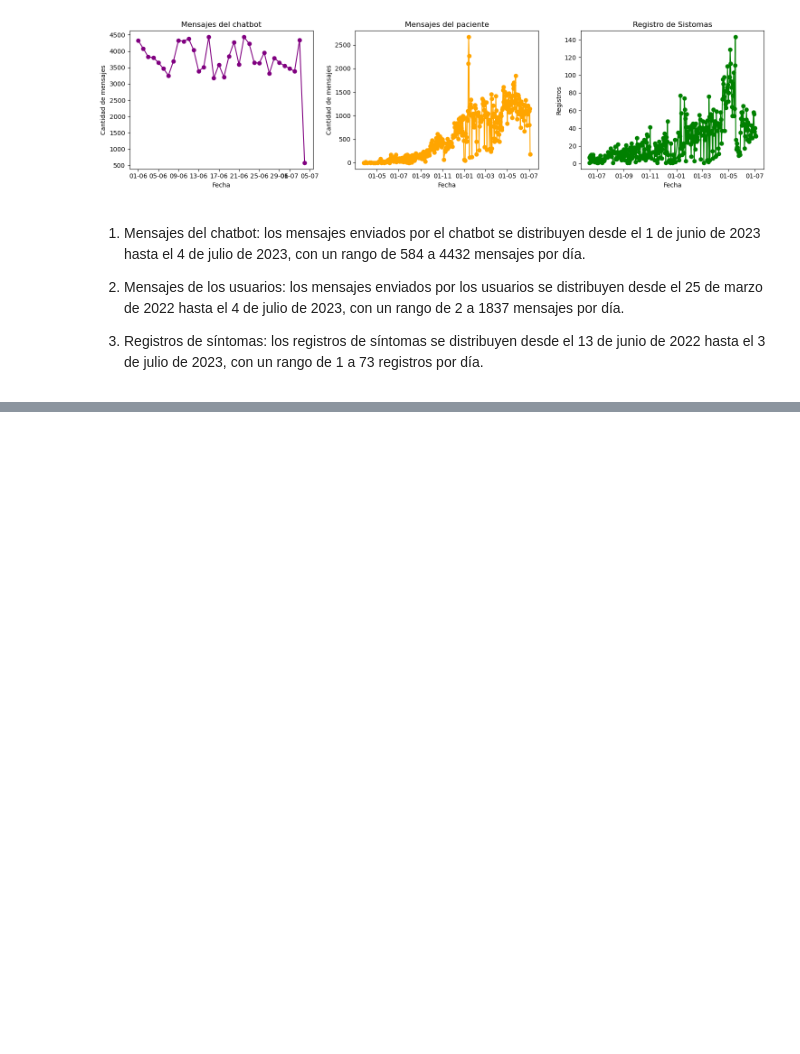
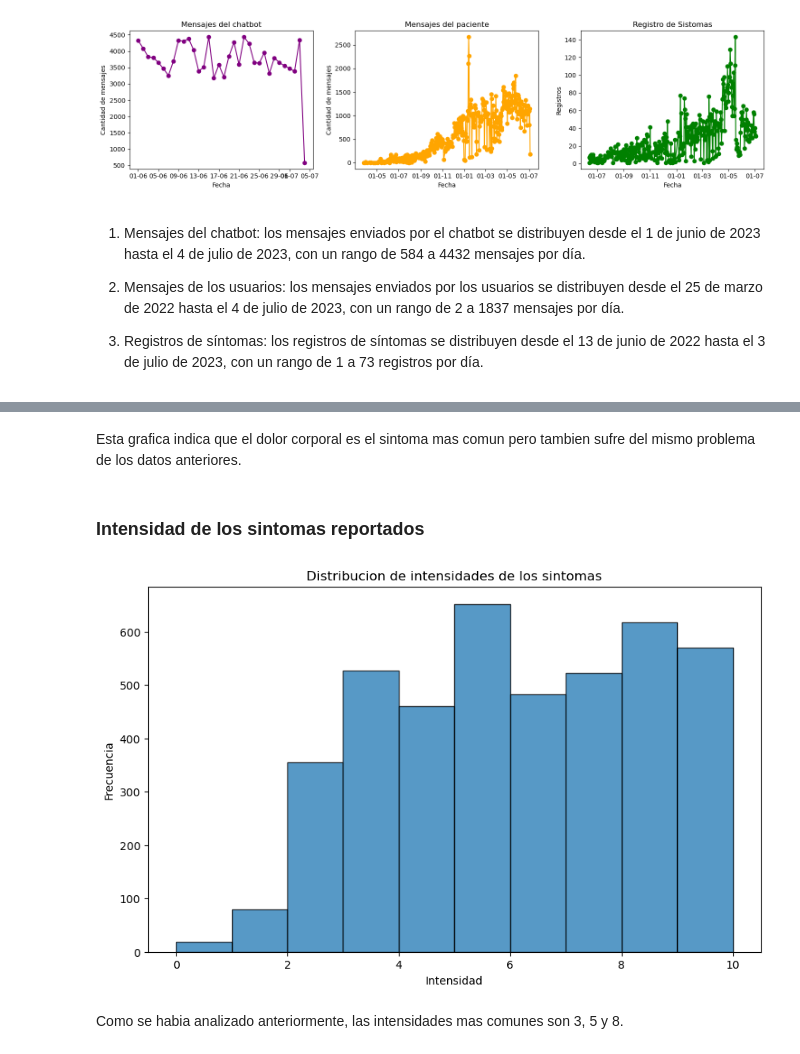
Before and after one commit to gonzalesomar/Technical-case-PEOPL, a Jupyter notebook: Analisis-Exploratorio.ipynb, the cells around one changed output, grey strips where cells are left out. Cells and saved outputs as stored; diff of their text form; code cells hidden in the pictures; blank space fills up the shorter version.

```diff
--- a/Analisis-Exploratorio.ipynb
+++ b/Analisis-Exploratorio.ipynb
@@ -195,0 +296,15 @@ plt.show()
+# %% [markdown]
+Esta grafica indica que el dolor corporal es el sintoma mas comun pero tambien sufre del mismo problema de los datos anteriores.
+# %% [markdown]
+### Intensidad de los sintomas reportados
+# %%
+plt.figure(figsize=(10, 6))
+plt.hist(symptoms_df['intensity'].dropna(), bins=range(0, 11), alpha=0.75, edgecolor='black')
+plt.title('Distribucion de intensidades de los sintomas')
+plt.xlabel('Intensidad')
+plt.ylabel('Frecuencia')
+plt.show()
+# %% [output]
+[figure, added]
+# %% [markdown]
+Como se habia analizado anteriormente, las intensidades mas comunes son 3, 5 y 8.
```
Also changed, not shown: parts of 35 cells of this notebook, 1 other file.
